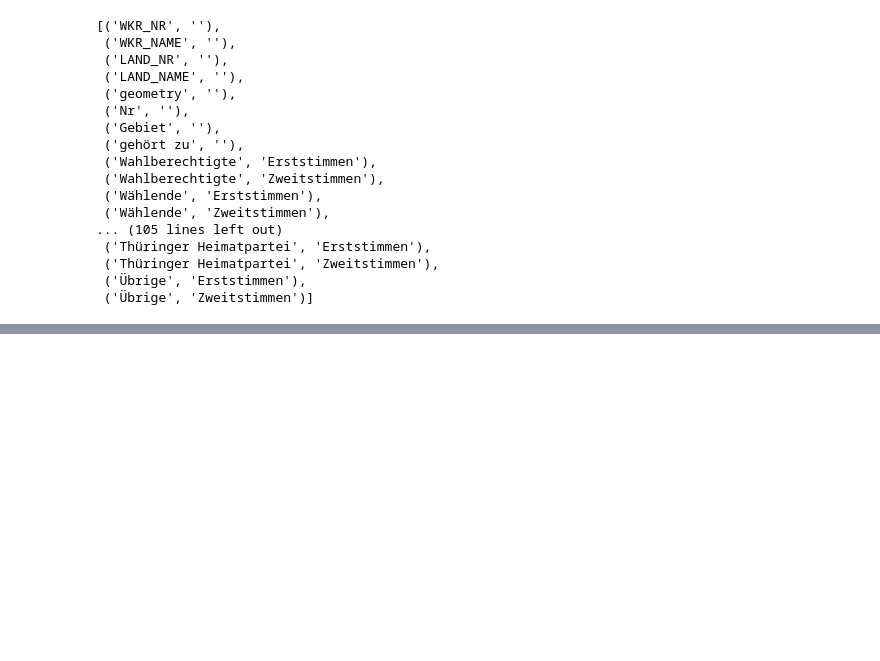
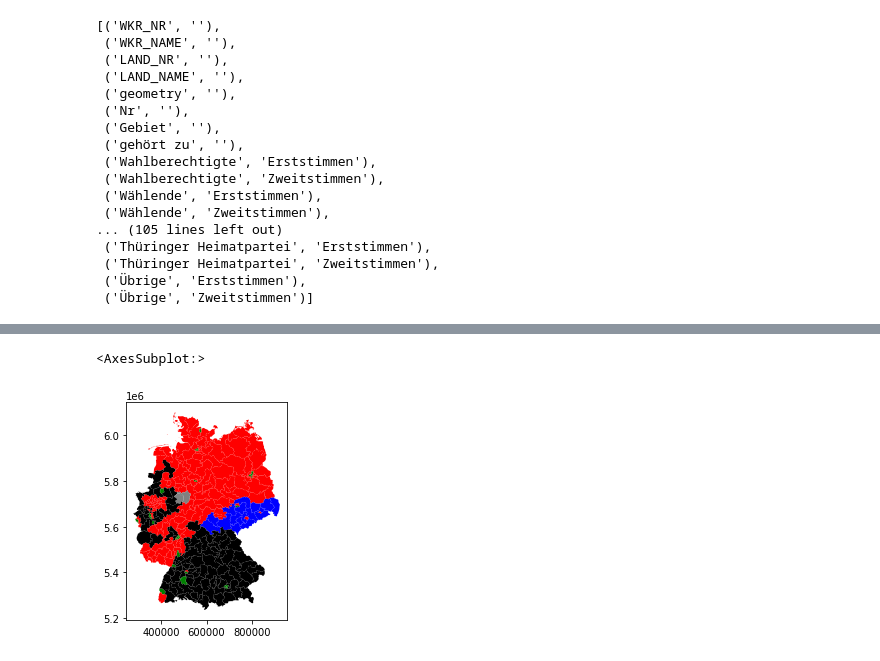
Before and after one commit to ElGarno/Wahl2021, a Jupyter notebook: ChloropethMapTest2.ipynb, the cells around one changed output, grey strips where cells are left out. Saved outputs shown, nothing was run; the diff lists cells and outputs as text; code cells hidden in the pictures; blank space fills up the shorter version.

Commit message:
plotting map in colors of highest election partei

```diff
--- a/ChloropethMapTest2.ipynb
+++ b/ChloropethMapTest2.ipynb
@@ -180,0 +204,6 @@ merged_df_2021
+# %%
+parteien_new = ['Christlich Demokratische Union Deutschlands', 'Sozialdemokratische Partei Deutschlands', 'Alternative für Deutschland', 'DIE LINKE', 'Freie Demokratische Partei', 'BÜNDNIS 90/DIE GRÜNEN', 'Christlich-Soziale Union in Bayern e.V.',np.nan]
+colors_p = ['black', 'red', 'blue', 'purple', 'yellow', 'green', 'black','grey']
+parteien_colors = zip(parteien_new,colors_p)
+parteien_colors_dict = dict(parteien_colors)
+parteien_colors_dict
@@ -180,0 +219,13 @@ merged_df_2021
+# %%
+df_dropped = merged_df_2021.drop('Erststimmen', axis=1, level=1)
+df_dropped.columns = df_dropped.columns.droplevel(1)
+idx_max = df_dropped[parteien].idxmax(axis=1)
+colors_df = [parteien_colors_dict[id_max] for id_max in idx_max]
+merged_df_2021_augmented = merged_df_2021.copy()
+merged_df_2021_augmented['maxPartei'] = idx_max
+merged_df_2021_augmented['maxParteiColor'] = colors_df
+merged_df_2021_augmented.head()
+merged_df_2021_augmented.plot(color=merged_df_2021_augmented['maxParteiColor'])
+# %% [output]
+<AxesSubplot:>
+[figure, added]
```
Also changed, not shown: parts of 7 cells of this notebook.
